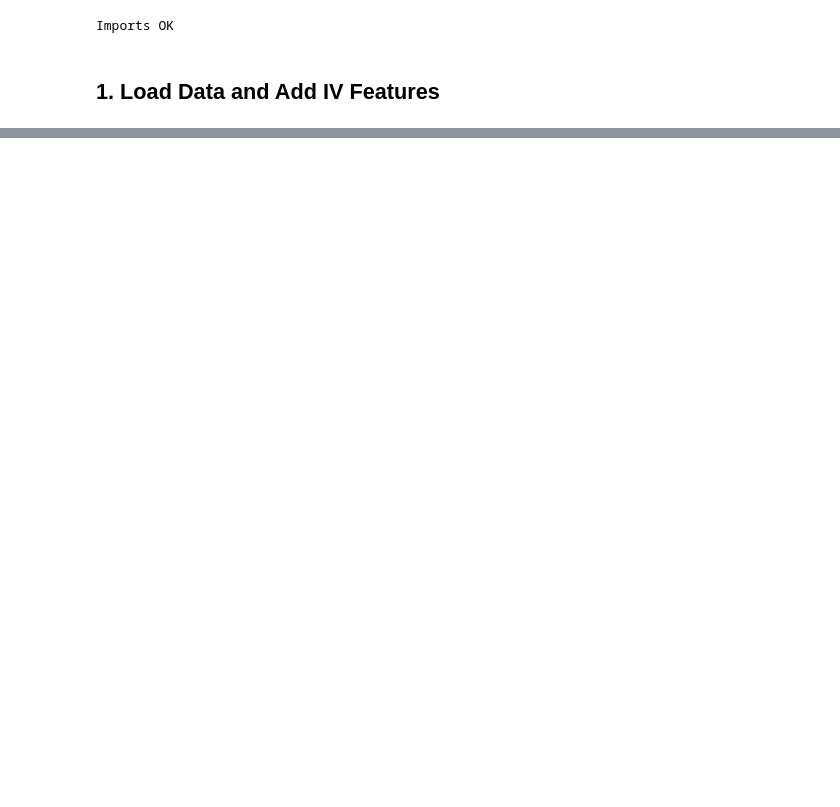
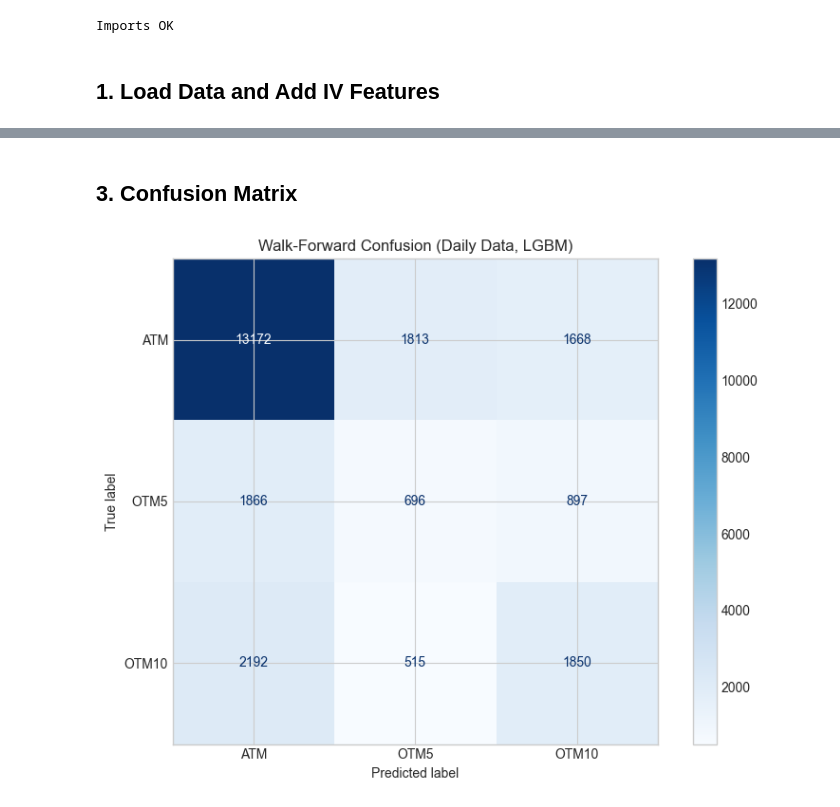
Before and after one commit to wushuchris/covered-call-prototype, a Jupyter notebook: notebooks/06c_improved_models.ipynb, the cells around one changed output, grey strips where cells are left out. Cells and saved outputs as stored; diff of their text form; code cells hidden in the pictures; blank space fills up the shorter version.

```diff
--- a/notebooks/06c_improved_models.ipynb
+++ b/notebooks/06c_improved_models.ipynb
@@ -742,0 +95,33 @@ Models and metadata saved.
+# %%
+test_years = [y for y in sorted(data['year'].unique()) if y >= 2014]
+print(f"Walk-forward test years: {test_years}")
+
+all_preds, all_true, all_dates = [], [], []
+fold_results = []
+
+for test_year in test_years:
+    tr = data[data['year'] < test_year]
+    te = data[data['year'] == test_year]
+    if len(tr) < 500: continue
+
+    X_tr, y_tr = tr[feature_cols], tr['label_3']
+    X_te, y_te = te[feature_cols], te['label_3']
+
+    cw = compute_class_weight('balanced', classes=np.array([0,1,2]), y=y_tr)
+    model = LGBMClassifier(n_estimators=300, max_depth=8, learning_rate=0.05,
+                           num_leaves=50, subsample=0.8, colsample_bytree=0.7,
+                           min_child_samples=20, class_weight=dict(enumerate(cw)),
+                           random_state=SEED, verbose=-1, n_jobs=-1)
+    model.fit(X_tr, y_tr)
+    preds = model.predict(X_te)
+
+    f1 = f1_score(y_te, preds, average='macro')
+    acc = accuracy_score(y_te, preds)
+    all_preds.extend(preds); all_true.extend(y_te.values); all_dates.extend(te['date'].values)
+    fold_results.append({'year': test_year, 'train': len(tr), 'test': len(te), 'acc': acc, 'f1': f1})
+    print(f"  {test_year}: train={len(tr):5,}, test={len(te):4,}, Acc={acc:.3f}, F1={f1:.3f}")
+
+all_preds, all_true = np.array(all_preds), np.array(all_true)
+wf_acc = accuracy_score(all_true, all_preds)
+wf_f1 = f1_score(all_true, all_preds, average='macro')
+print(f"\nOverall: Acc={wf_acc:.4f}, Macro F1={wf_f1:.4f}")
@@ -742,0 +170,11 @@ Models and metadata saved.
+# %% [markdown]
+## 3. Confusion Matrix
+# %%
+fig, ax = plt.subplots(figsize=(8, 6))
+ConfusionMatrixDisplay(confusion_matrix(all_true, all_preds), display_labels=['ATM','OTM5','OTM10']).plot(ax=ax, cmap='Blues', values_format='d')
+ax.set_title('Walk-Forward Confusion (Daily Data, LGBM)')
+plt.tight_layout()
+plt.savefig('../reports/figures/walkforward_confusion_matrix.png', dpi=150)
+plt.show()
+# %% [output]
+[figure, added]
```
Also changed, not shown: parts of 40 cells of this notebook, 21 other files.
